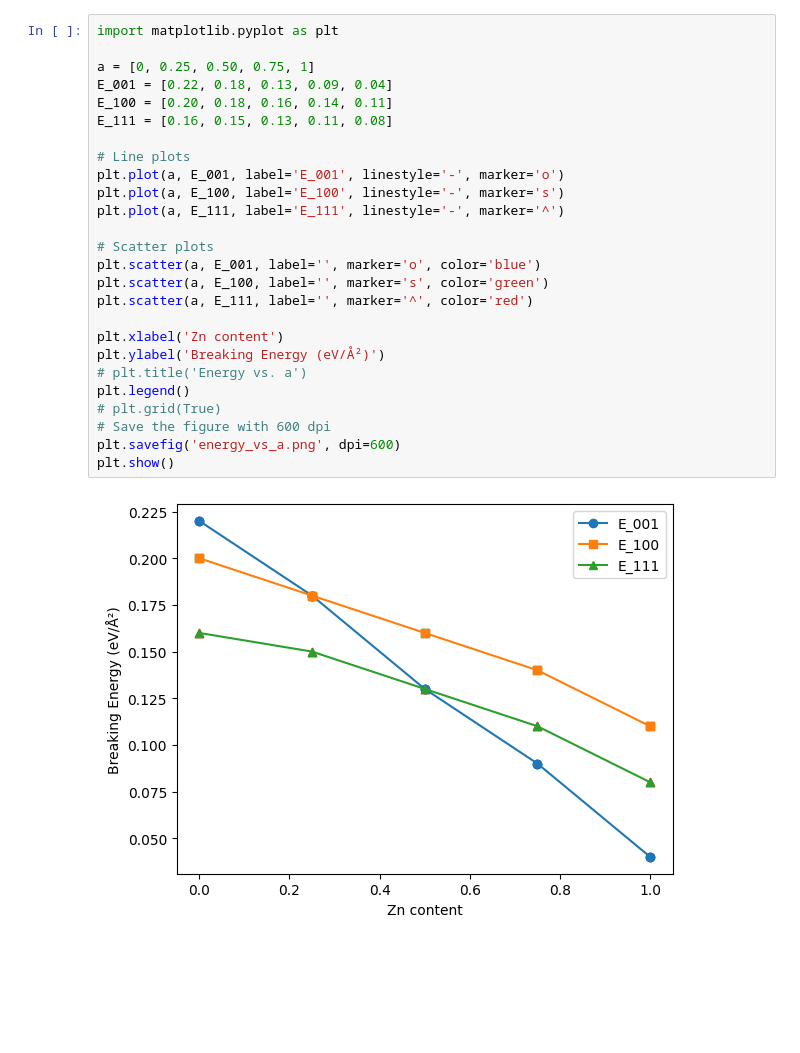
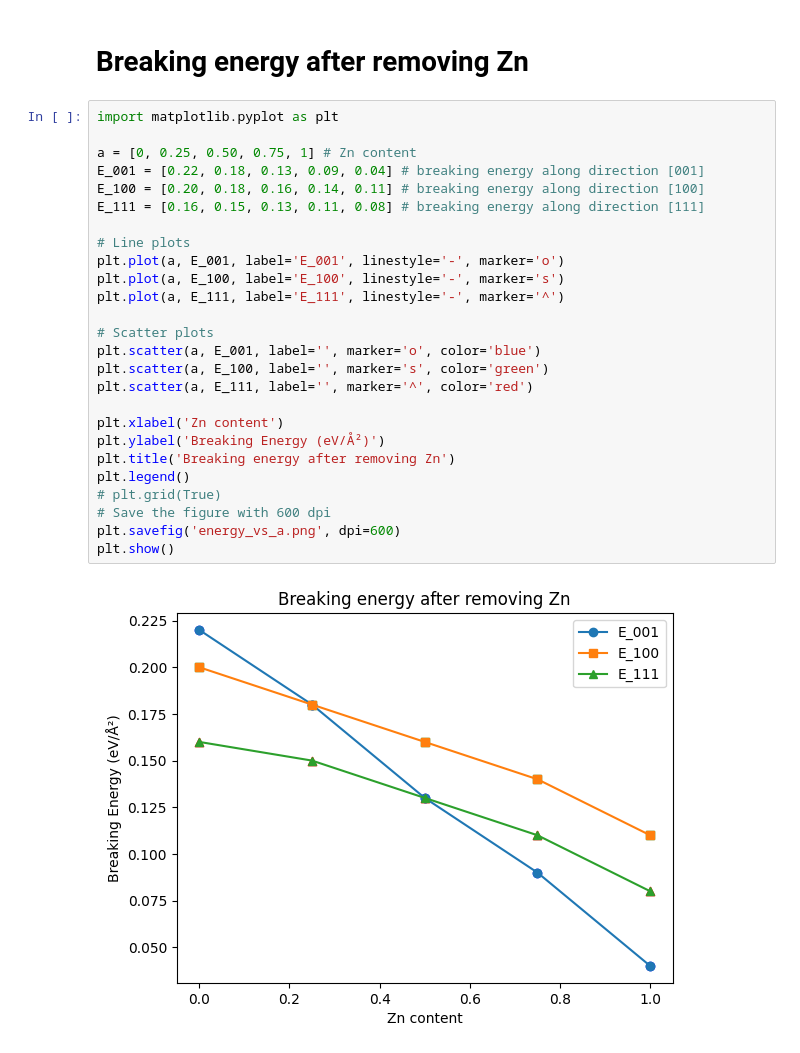
Before and after one commit to YIF27/scientific-plots, a Jupyter notebook: plot_breaking_energy.ipynb, the cells around one changed output. Cells and saved outputs as stored; diff of their text form; blank space fills up the shorter version.

```diff
--- a/plot_breaking_energy.ipynb
+++ b/plot_breaking_energy.ipynb
@@ -1,30 +1,32 @@
 # %% [markdown]
 <a href="https://colab.research.google.com/github/YIF27/scientific-plots/blob/main/plot_breaking_energy.ipynb" target="_parent"><img src="https://colab.research.google.com/assets/colab-badge.svg" alt="Open In Colab"/></a>
+# %% [markdown]
+# Breaking energy after removing Zn
 # %%
 import matplotlib.pyplot as plt
 
-a = [0, 0.25, 0.50, 0.75, 1]
-E_001 = [0.22, 0.18, 0.13, 0.09, 0.04]
-E_100 = [0.20, 0.18, 0.16, 0.14, 0.11]
-E_111 = [0.16, 0.15, 0.13, 0.11, 0.08]
+a = [0, 0.25, 0.50, 0.75, 1] # Zn content
+E_001 = [0.22, 0.18, 0.13, 0.09, 0.04] # breaking energy along direction [001]
+E_100 = [0.20, 0.18, 0.16, 0.14, 0.11] # breaking energy along direction [100]
+E_111 = [0.16, 0.15, 0.13, 0.11, 0.08] # breaking energy along direction [111]
 
 # Line plots
 plt.plot(a, E_001, label='E_001', linestyle='-', marker='o')
 plt.plot(a, E_100, label='E_100', linestyle='-', marker='s')
 plt.plot(a, E_111, label='E_111', linestyle='-', marker='^')
 
 # Scatter plots
 plt.scatter(a, E_001, label='', marker='o', color='blue')
 plt.scatter(a, E_100, label='', marker='s', color='green')
 plt.scatter(a, E_111, label='', marker='^', color='red')
 
 plt.xlabel('Zn content')
 plt.ylabel('Breaking Energy (eV/Å²)')
-# plt.title('Energy vs. a')
+plt.title('Breaking energy after removing Zn')
 plt.legend()
 # plt.grid(True)
 # Save the figure with 600 dpi
 plt.savefig('energy_vs_a.png', dpi=600)
 plt.show()
 # %% [output]
-[figure, old version]
+[figure, new version]
```
Also changed, not shown: parts of 2 cells of this notebook.
